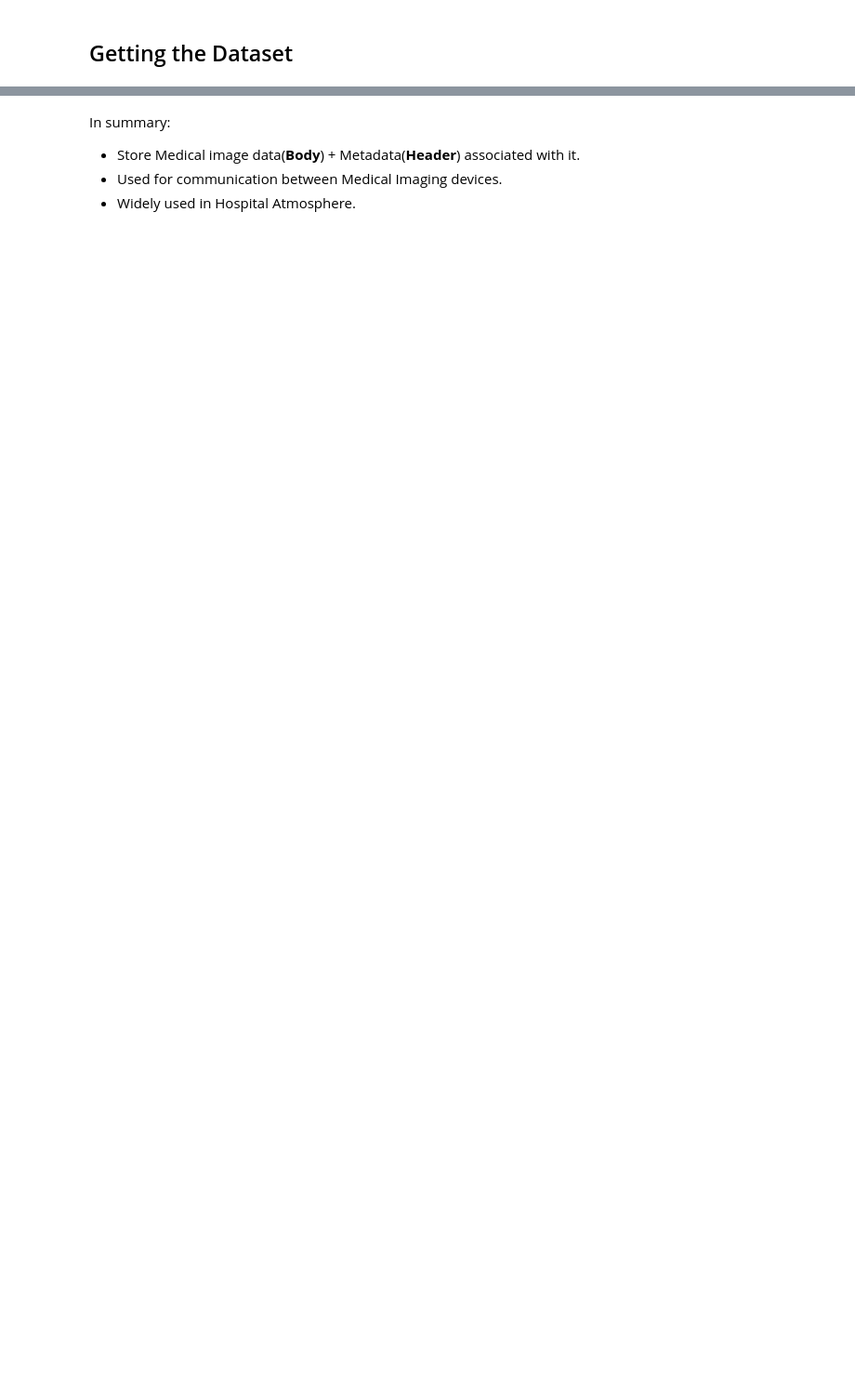
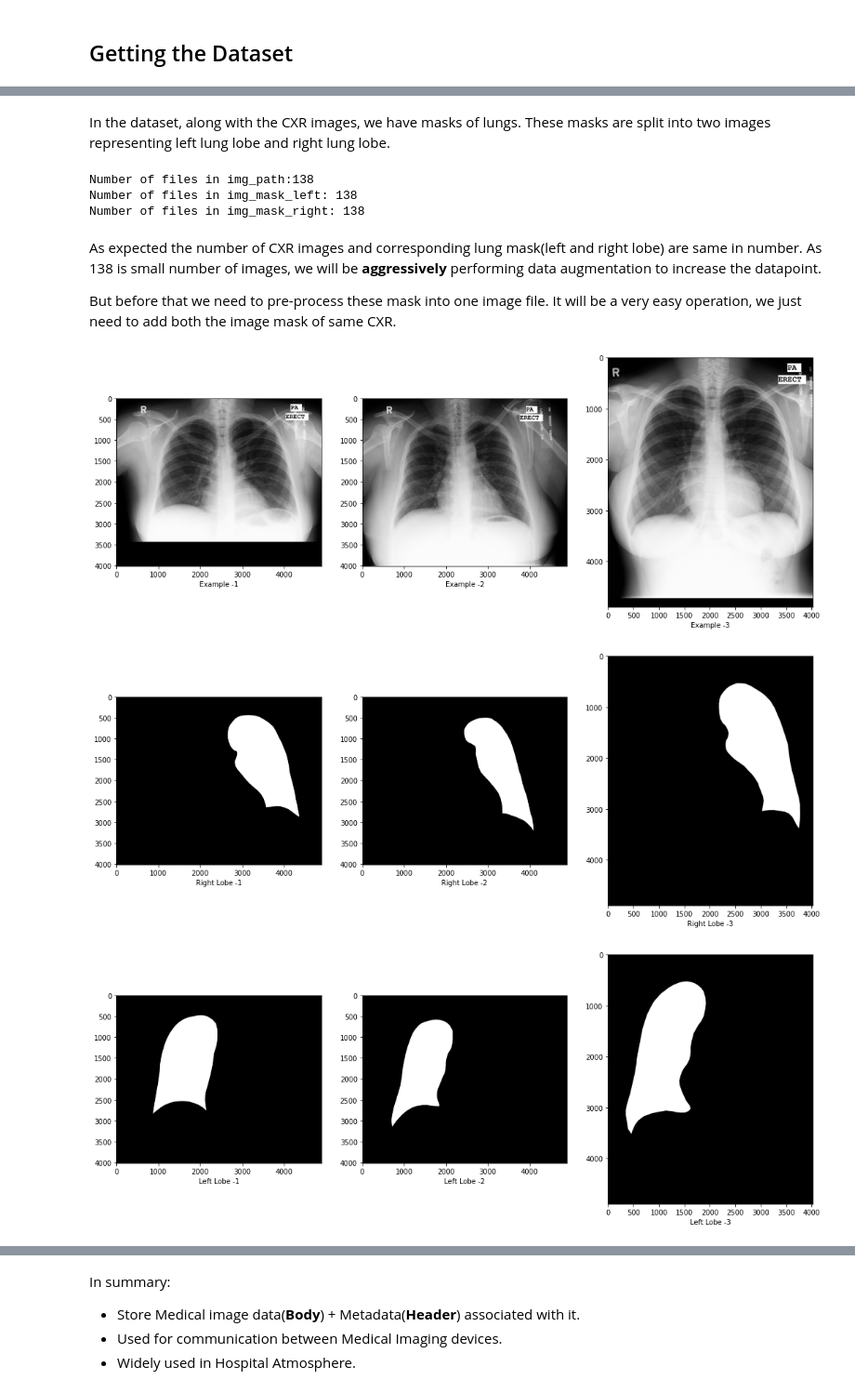
Before and after one commit to akansh12/confession-of-a-coding-freak, a Jupyter notebook: _notebooks/2022-06-19-2D-ResUnet-based-Medical-Images(Chest-X-Rays)-Segmentation-using-Pytorch.ipynb, the cells around one changed output, grey strips where cells are left out. Shown at 93% size. Cells and saved outputs as stored; diff of their text form; code cells hidden in the pictures; blank space fills up the shorter version.

Commit message:
mask_prepare_done

```diff
--- a/_notebooks/2022-06-19-2D-ResUnet-based-Medical-Images(Chest-X-Rays)-Segmentation-using-Pytorch.ipynb
+++ b/_notebooks/2022-06-19-2D-ResUnet-based-Medical-Images(Chest-X-Rays)-Segmentation-using-Pytorch.ipynb
@@ -97,0 +81,79 @@ According to the Wikipedia, they are:
+# %% [markdown]
+In the dataset, along with the CXR images, we have masks of lungs. These masks are split into two images representing left lung lobe and right lung lobe.
+# %%
+img_path = "./data.lhncbc.nlm.nih.gov/public/Tuberculosis-Chest-X-ray-Datasets/Montgomery-County-CXR-Set/MontgomerySet/CXR_png"
+img_mask_left = "./data.lhncbc.nlm.nih.gov/public/Tuberculosis-Chest-X-ray-Datasets/Montgomery-County-CXR-Set/MontgomerySet/ManualMask/leftMask"
+img_mask_right = "./data.lhncbc.nlm.nih.gov/public/Tuberculosis-Chest-X-ray-Datasets/Montgomery-County-CXR-Set/MontgomerySet/ManualMask/rightMask"
+# %%
+print(f"Number of files in img_path:{len([i for i in os.listdir(img_path) if i.endswith('.png')])}")
+print(f"Number of files in img_mask_left: {len([i for i in os.listdir(img_mask_left) if i.endswith('.png')])}")
+print(f"Number of files in img_mask_right: {len([i for i in os.listdir(img_mask_right) if i.endswith('.png')])}")
+# %% [output]
+Number of files in img_path:138
+Number of files in img_mask_left: 138
+Number of files in img_mask_right: 138
+# %% [markdown]
+As expected the number of CXR images and corresponding lung mask(left and right lobe) are same in number. As 138 is small number of images, we will be **aggressively** performing data augmentation to increase the datapoint.
+
+But before that we need to pre-process these mask into one image file. It will be a very easy operation, we just need to add both the image mask of same CXR.
+# %%
+#hide_input
+img_names = [i for i in os.listdir(img_path) if i.endswith('.png')]
+left_mask = [i for i in os.listdir(img_mask_left) if i.endswith('.png')]
+right_mask = [i for i in os.listdir(img_mask_right) if i.endswith('.png')]
+img_names.sort()
+left_mask.sort()
+right_mask.sort()
+
+plt.figure(figsize = (18,10))
+plt.subplot(1,3,1)
+plt.imshow(plt.imread(os.path.join(img_path,img_names[0])), cmap = 'gray')
+plt.xlabel('Example -1')
+plt.subplot(1,3,2)
+plt.imshow(plt.imread(os.path.join(img_path,img_names[1])), cmap = 'gray')
+plt.xlabel('Example -2')
+plt.subplot(1,3,3)
+plt.imshow(plt.imread(os.path.join(img_path,img_names[2])), cmap = 'gray')
+plt.xlabel('Example -3');
+plt.show()
+
+plt.figure(figsize = (18,10))
+plt.subplot(1,3,1)
+plt.imshow(plt.imread(os.path.join(img_mask_right,img_names[0])), cmap = 'gray')
+plt.xlabel('Right Lobe -1')
+plt.subplot(1,3,2)
+plt.imshow(plt.imread(os.path.join(img_mask_right,img_names[1])), cmap = 'gray')
+plt.xlabel('Right Lobe -2')
+plt.subplot(1,3,3)
+plt.imshow(plt.imread(os.path.join(img_mask_right,img_names[2])), cmap = 'gray')
+plt.xlabel('Right Lobe -3');
+plt.show()
+
+plt.figure(figsize = (18,10))
+plt.subplot(1,3,1)
+plt.imshow(plt.imread(os.path.join(img_mask_left,img_names[0])), cmap = 'gray')
+plt.xlabel('Left Lobe -1')
+plt.subplot(1,3,2)
+plt.imshow(plt.imread(os.path.join(img_mask_left,img_names[1])), cmap = 'gray')
+plt.xlabel('Left Lobe -2')
+plt.subplot(1,3,3)
+plt.imshow(plt.imread(os.path.join(img_mask_left,img_names[2])), cmap = 'gray')
+plt.xlabel('Left Lobe -3');
+plt.show()
+
+#Output
+plt.figure(figsize = (18,10))
+plt.subplot(1,3,1)
+plt.imshow(plt.imread(os.path.join(img_mask_left,img_names[0])) + plt.imread(os.path.join(img_mask_right,img_names[0])), cmap = 'gray')
+plt.xlabel('Output -1')
+plt.subplot(1,3,2)
+plt.imshow(plt.imread(os.path.join(img_mask_left,img_names[1])) + plt.imread(os.path.join(img_mask_right,img_names[1])), cmap = 'gray')
+plt.xlabel('Output -2')
+plt.subplot(1,3,3)
+plt.imshow(plt.imread(os.path.join(img_mask_left,img_names[2])) + plt.imread(os.path.join(img_mask_right,img_names[2])), cmap = 'gray')
+plt.xlabel('Output -3');
+plt.show()
+# %% [output]
+[figure, added]
+[figure, added]
+[figure, added]
```
Also changed, not shown: parts of 23 cells of this notebook, 1 other file.
